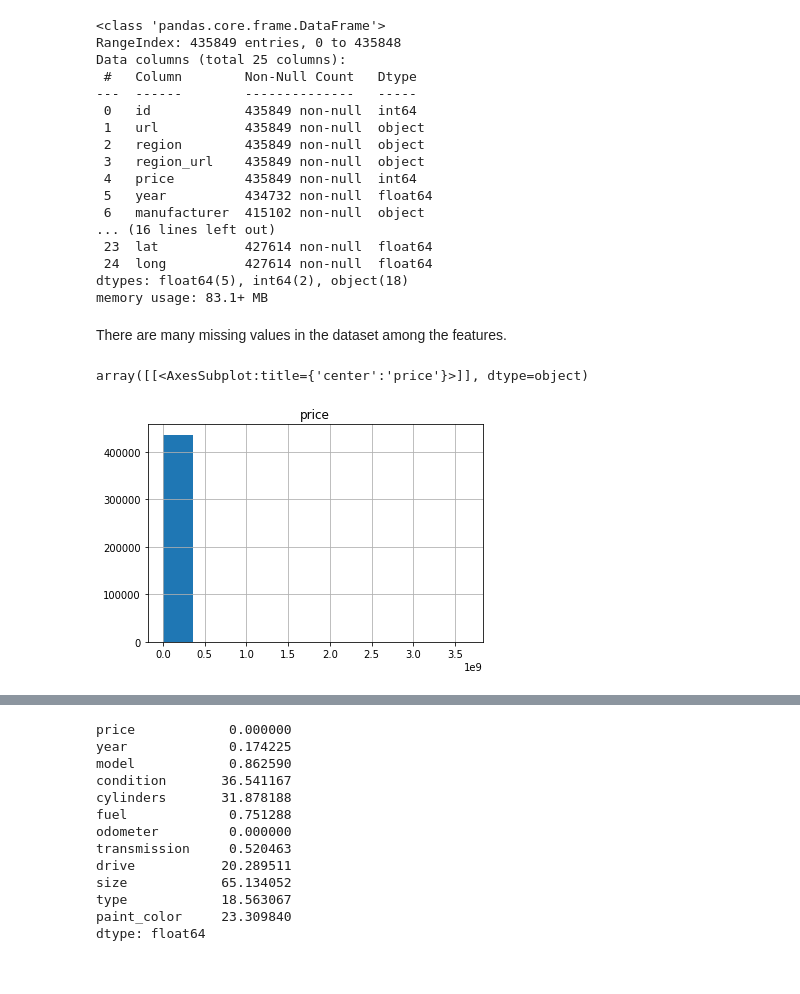
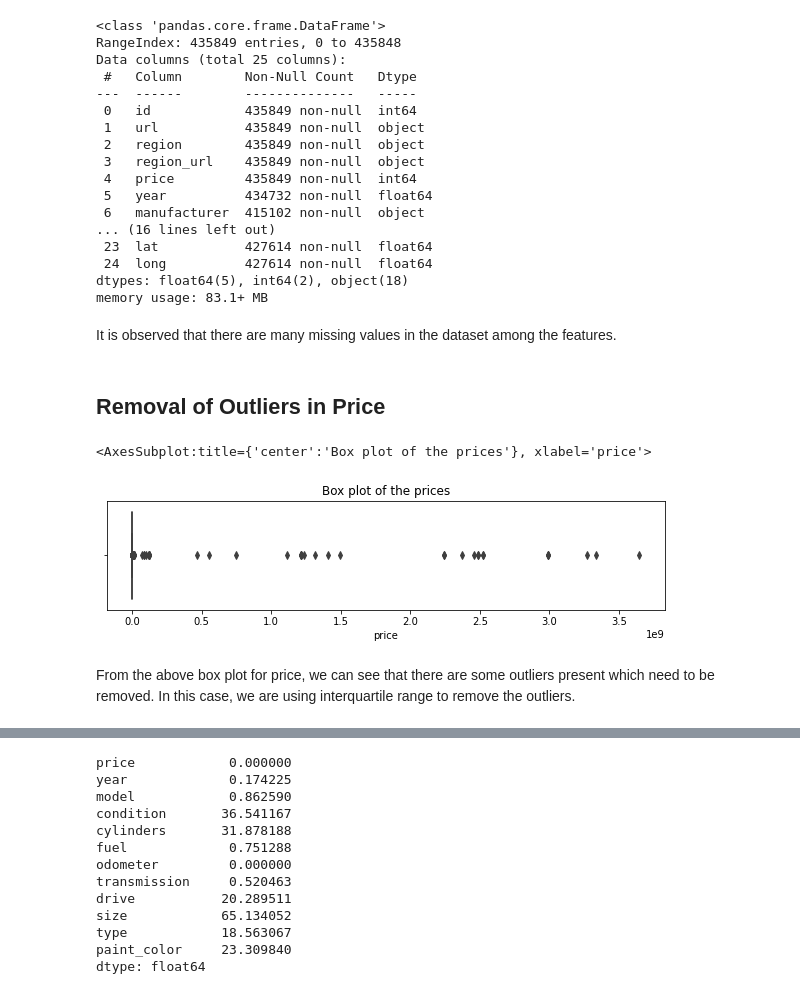
Before and after one commit to rdalexis/uw-ece657a-project-group25, a Jupyter notebook: Used_Car_Price_Prediction.ipynb, the cells around one changed output, grey strips where cells are left out. Cells and saved outputs as stored; diff of their text form; code cells hidden in the pictures.

```diff
--- a/Used_Car_Price_Prediction.ipynb
+++ b/Used_Car_Price_Prediction.ipynb
@@ -51,12 +51,18 @@ Data columns (total 25 columns):
 dtypes: float64(5), int64(2), object(18)
 memory usage: 83.1+ MB
 # %% [markdown]
-There are many missing values in the dataset among the features.
+It is observed that there are many missing values in the dataset among the features.
-# %%
-dataset.hist(column='price')
-# %% [output]
-array([[<AxesSubplot:title={'center':'price'}>]], dtype=object)
-[figure, removed]
+# %% [markdown]
+<h2>Removal of Outliers in Price</h2>
+# %%
+fig, ax = plt.subplots(figsize=(10,2))
+ax.set_title('Box plot of the prices')
+sns.boxplot(x='price', data = dataset)
+# %% [output]
+<AxesSubplot:title={'center':'Box plot of the prices'}, xlabel='price'>
+[figure, added]
+# %% [markdown]
+From the above box plot for price, we can see that there are some outliers present which need to be removed. In this case, we are using interquartile range to remove the outliers.
 # %%
 Q1 = dataset['price'].quantile(0.25)
 Q3 = dataset['price'].quantile(0.75)
```
Also changed, not shown: parts of 37 cells of this notebook, 1 other file.
